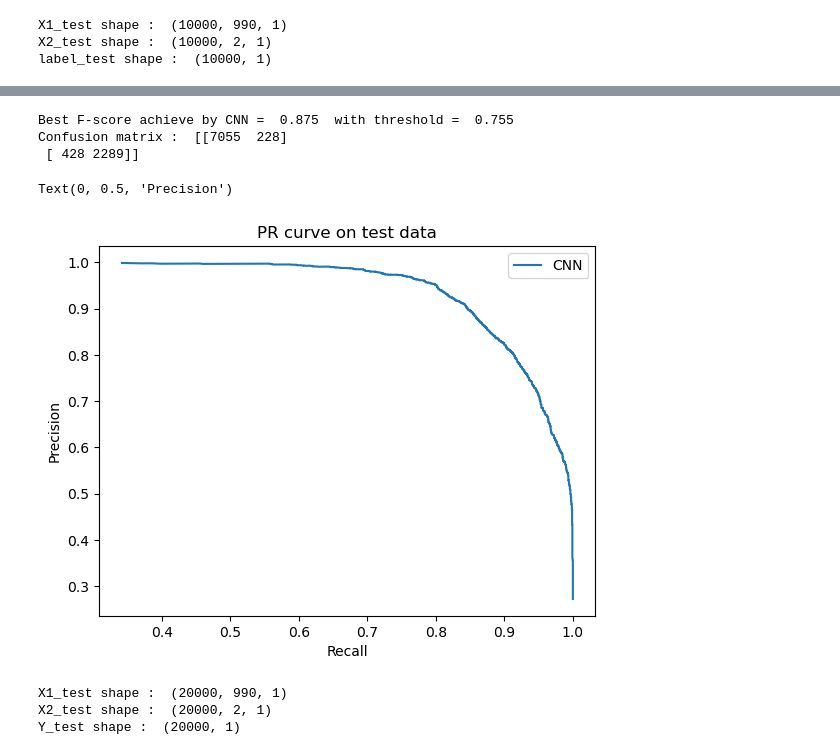
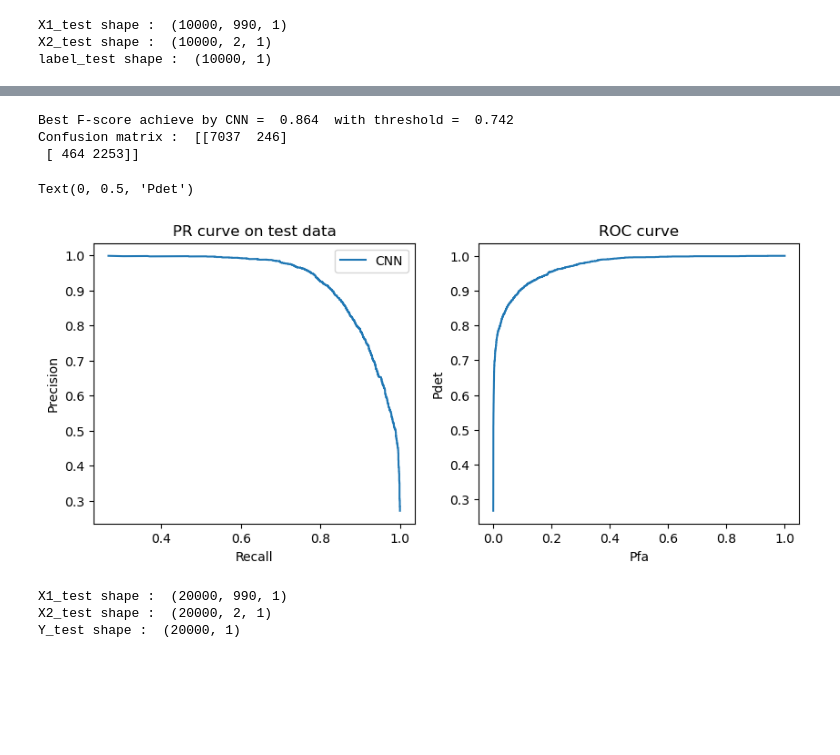
Before and after one commit to hugokerino/Stage_R-V, a Jupyter notebook: Notebook_CNN.ipynb, the cells around one changed output, grey strips where cells are left out. Cells and saved outputs as stored; diff of their text form; code cells hidden in the pictures; blank space fills up the shorter version.

```diff
--- a/Notebook_CNN.ipynb
+++ b/Notebook_CNN.ipynb
@@ -157,8 +153,8 @@ outputs2 =  layers.Flatten()(x2)
 #output of the two network concatenate for input as a dense final network
 x = layers.concatenate([outputs1, outputs2])
 
-x = layers.Dense(32, activation = 'relu')(x)
-x = layers.Dense(32, activation = 'relu')(x)
+x = layers.Dense(16, activation = 'relu')(x)
+x = layers.Dense(16, activation = 'relu')(x)
 x = layers.Dropout(0.2)(x)
 outputs = layers.Dense(1,activation = 'sigmoid')(x)
 # %%
@@ -289,29 +285,39 @@ y_pred_cnn1 = model.predict( x =[X1_test, X2_test])
 # %%
 N = 10000
 threshold = np.linspace(0.0001,0.9999,N)
 P = np.zeros(N)
 R = np.zeros(N)
+Pdet = np.zeros(N)
+Pfa = np.zeros(N)
+
 best_score = 0
 
 for i in range(N):
     y_seuil = np.where(y_pred_cnn1 > threshold[i],1,0)
     P[i] ,R[i],f,m = evaluate(y_seuil,label_test)
+    Pdet[i], Pfa[i] = m[1,1]/(m[1,1]+m[1,0]), m[0,1]/(m[0,0]+m[0,1])
     if (f > best_score) : best_score, best_threshold, best_m = f, threshold[i], m
 
 
 print("Best F-score achieve by CNN = ", round(best_score,3), " with threshold = ",round(best_threshold,3) )
 print("Confusion matrix : ", best_m)
-
+plt.figure(figsize=(10,4))
+plt.subplot(121)
 plt.title("PR curve on test data")
 plt.plot(R,P, label='CNN'),  plt.legend()
 plt.xlabel("Recall")
 plt.ylabel("Precision")
+plt.subplot(122)
+plt.title("ROC curve")
+plt.plot(Pfa, Pdet)
+plt.xlabel("Pfa")
+plt.ylabel("Pdet")
 # %% [output]
-Best F-score achieve by CNN =  0.875  with threshold =  0.755
-Confusion matrix :  [[7055  228]
- [ 428 2289]]
+Best F-score achieve by CNN =  0.864  with threshold =  0.742
+Confusion matrix :  [[7037  246]
+ [ 464 2253]]
-Text(0, 0.5, 'Precision')
+Text(0, 0.5, 'Pdet')
-[figure, old version]
+[figure, new version]
 # %%
 #Test with data from Nieto papers
 
```
Also changed, not shown: parts of 37 cells of this notebook, 2 other files.
